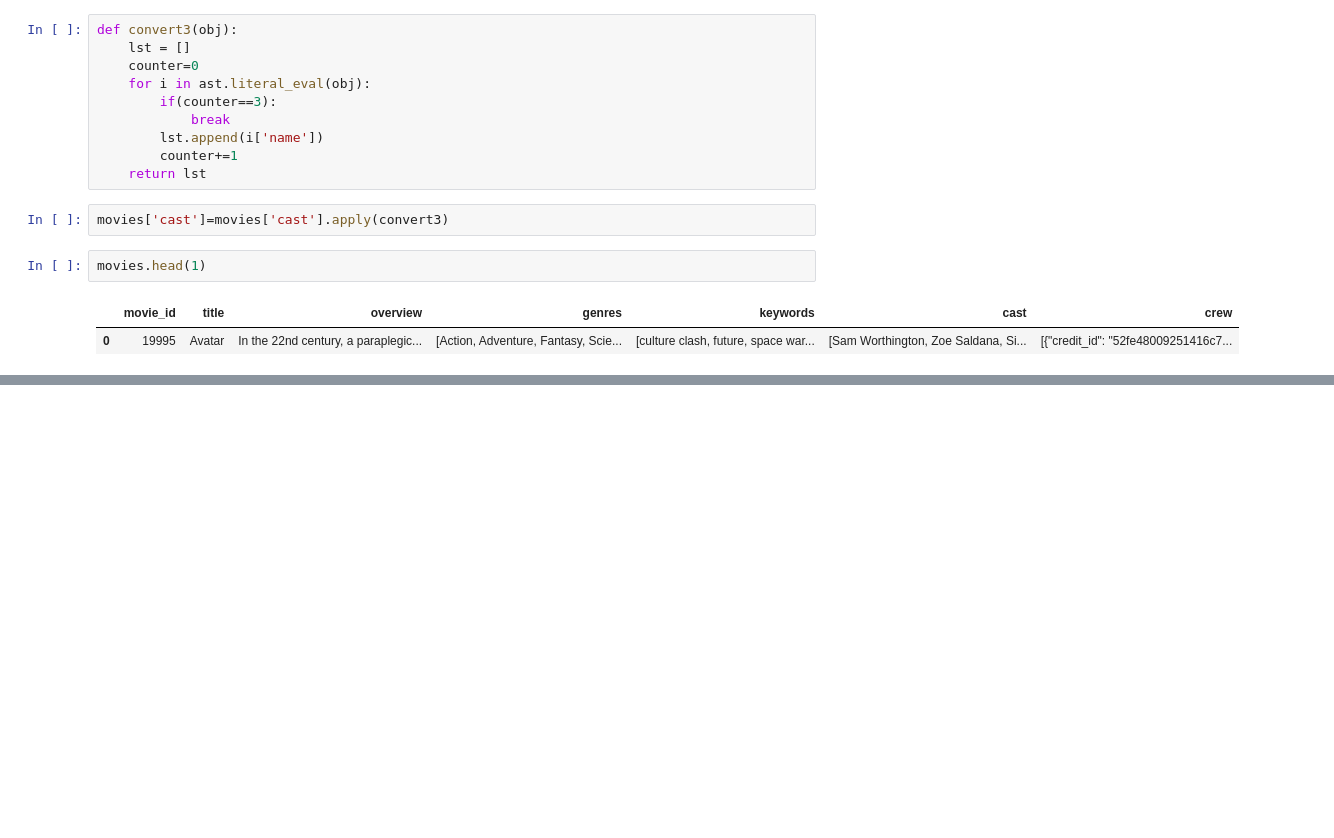
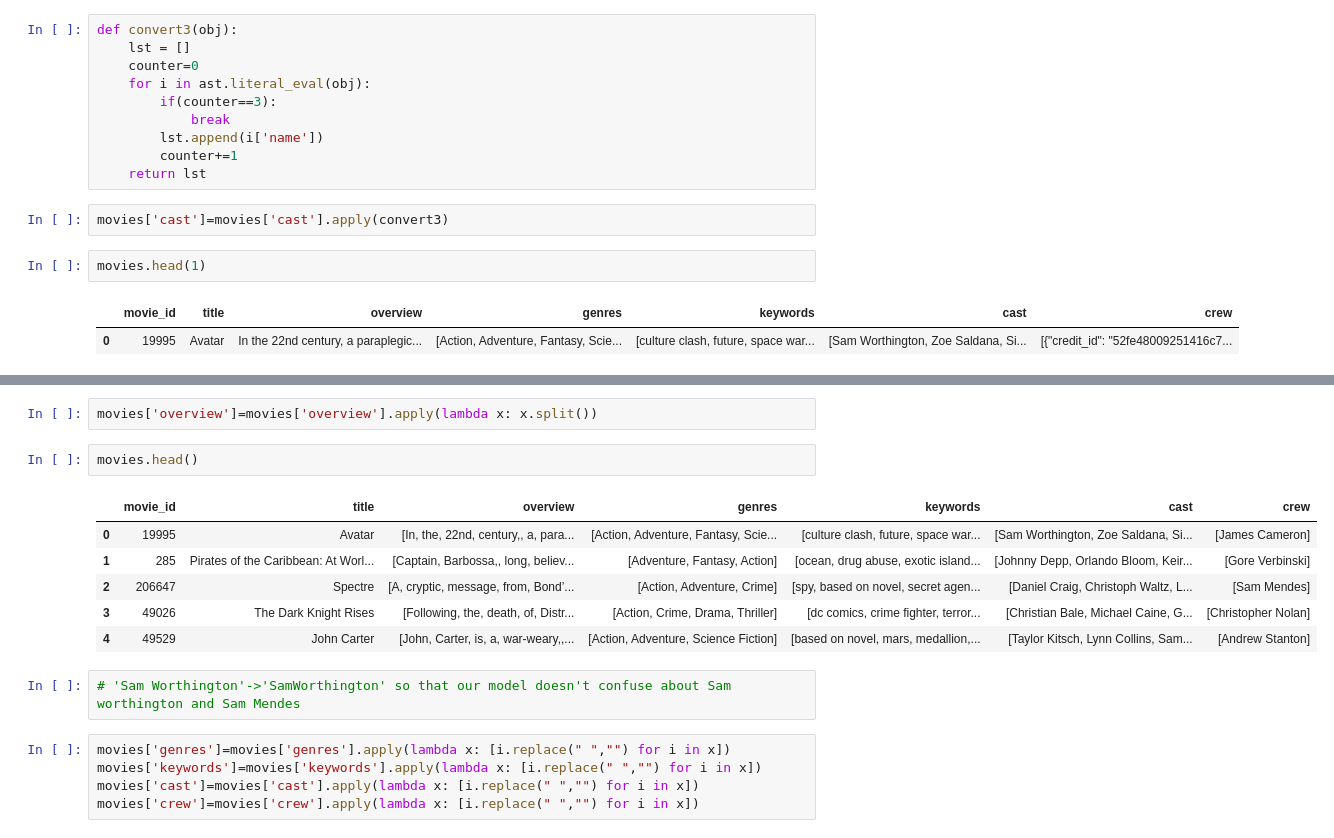
Before and after one commit to demon192/ML_Projects, a Jupyter notebook: Project 1/movie-recommender-system.ipynb, the cells around one changed output, grey strips where cells are left out. Saved outputs shown, nothing was run; the diff lists cells and outputs as text; blank space fills up the shorter version.

```diff
--- a/Project 1/movie-recommender-system.ipynb
+++ b/Project 1/movie-recommender-system.ipynb
@@ -166,0 +173,18 @@ movies.head(1)
+# %%
+movies['overview']=movies['overview'].apply(lambda x: x.split())
+# %%
+movies.head()
+# %% [output]
+|  | movie_id | title | overview | genres | keywords | cast | crew |
+| 0 | 19995 | Avatar | [In, the, 22nd, century,, a, para... | [Action, Adventure, Fantasy, Scie... | [culture clash, future, space war... | [Sam Worthington, Zoe Saldana, Si... | [James Cameron] |
+| 1 | 285 | Pirates of the Caribbean: At Worl... | [Captain, Barbossa,, long, believ... | [Adventure, Fantasy, Action] | [ocean, drug abuse, exotic island... | [Johnny Depp, Orlando Bloom, Keir... | [Gore Verbinski] |
+| 2 | 206647 | Spectre | [A, cryptic, message, from, Bond’... | [Action, Adventure, Crime] | [spy, based on novel, secret agen... | [Daniel Craig, Christoph Waltz, L... | [Sam Mendes] |
+| 3 | 49026 | The Dark Knight Rises | [Following, the, death, of, Distr... | [Action, Crime, Drama, Thriller] | [dc comics, crime fighter, terror... | [Christian Bale, Michael Caine, G... | [Christopher Nolan] |
+| 4 | 49529 | John Carter | [John, Carter, is, a, war-weary,,... | [Action, Adventure, Science Fiction] | [based on novel, mars, medallion,... | [Taylor Kitsch, Lynn Collins, Sam... | [Andrew Stanton] |
+# %%
+# 'Sam Worthington'->'SamWorthington' so that our model doesn't confuse about Sam worthington and Sam Mendes
+# %%
+movies['genres']=movies['genres'].apply(lambda x: [i.replace(" ","") for i in x])
+movies['keywords']=movies['keywords'].apply(lambda x: [i.replace(" ","") for i in x])
+movies['cast']=movies['cast'].apply(lambda x: [i.replace(" ","") for i in x])
+movies['crew']=movies['crew'].apply(lambda x: [i.replace(" ","") for i in x])
```
Also changed, not shown: parts of 15 cells of this notebook.
